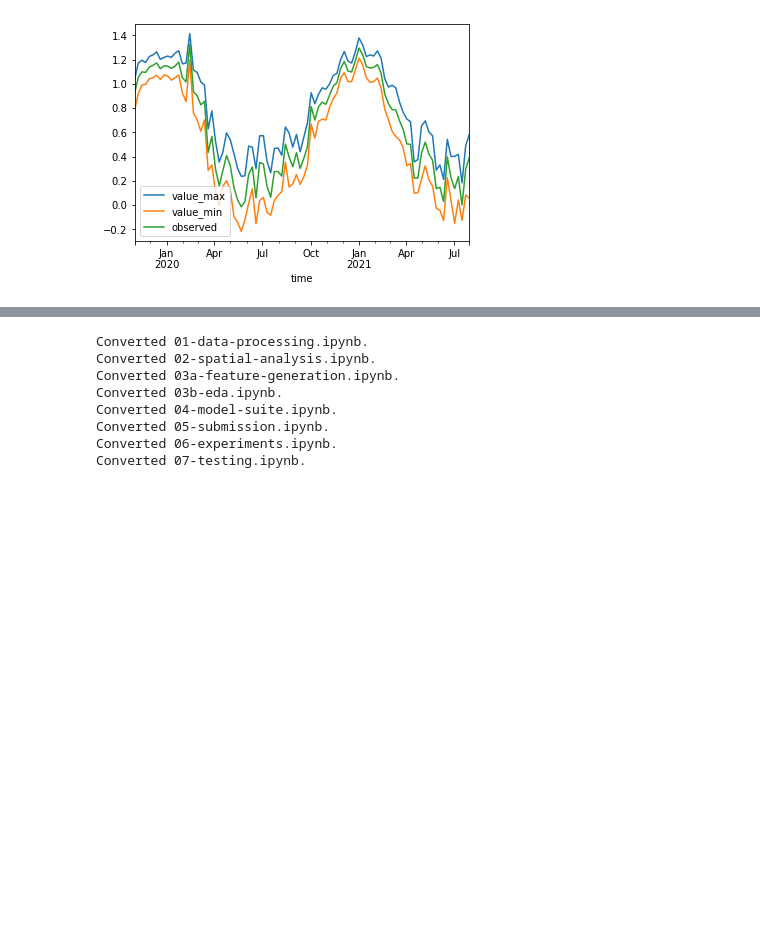
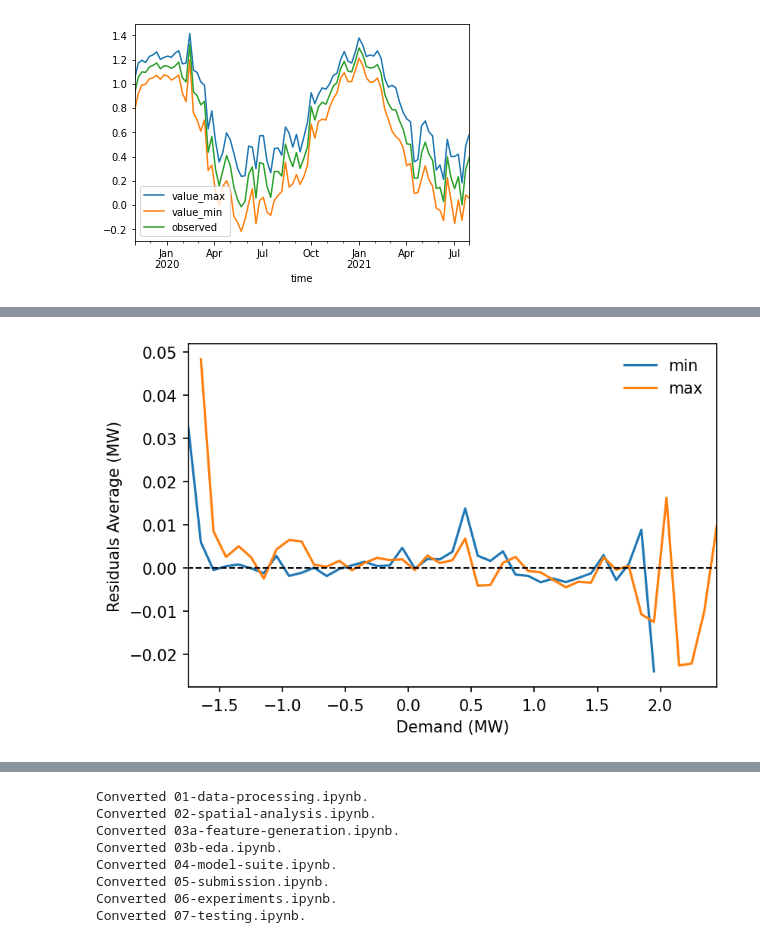
Before and after one commit to AyrtonB/WPD-Hackathon, a Jupyter notebook: nbs/04-model-suite.ipynb, the cells around one changed output, grey strips where cells are left out. Cells and saved outputs as stored; diff of their text form; code cells hidden in the pictures; blank space fills up the shorter version.

```diff
--- a/nbs/04-model-suite.ipynb
+++ b/nbs/04-model-suite.ipynb
@@ -293,2 +327,37 @@ df_pred.resample('7D').mean().plot()
+# %%
+#exports
+def create_residual_bin_avgs_s(
+    s: pd.Series,
+    bins=np.linspace(-2.5, 2.5, 51)
+):
+    bin_avg_values = np.mean(np.vstack((bins[1:], bins[:-1])), axis=0)
+    s_residual_bin_avgs = s.groupby(pd.cut(s, bins=bins)).mean() - bin_avg_values
+    s_residual_bin_avgs.index = bin_avg_values
+
+    return s_residual_bin_avgs
+
+def plot_residual_bin_avgs(df_pred: pd.DataFrame):
+    s_min_residual_bin_avgs = create_residual_bin_avgs_s(df_pred['value_min']).dropna()
+    s_max_residual_bin_avgs = create_residual_bin_avgs_s(df_pred['value_max']).dropna()
+
+    # Plotting
+    fig, ax = plt.subplots(dpi=150)
+
+    s_min_residual_bin_avgs.plot(label='min', ax=ax)
+    s_max_residual_bin_avgs.plot(label='max', ax=ax)
+
+    ax.plot([-2.5, 2.5], [0, 0], color='k', linestyle='--', linewidth=1)
+
+    ax.legend(frameon=False)
+    ax.set_xlabel('Demand (MW)')
+    ax.set_ylabel('Residuals Average (MW)')
+    ax.set_xlim(
+        min(s_min_residual_bin_avgs.index.min(), s_max_residual_bin_avgs.index.min()),
+        max(s_min_residual_bin_avgs.index.max(), s_max_residual_bin_avgs.index.max())
+    )
+# %%
+plot_residual_bin_avgs(df_pred)
+# %% [output]
+[figure, added]
 # %%
 #exports
```
Also changed, not shown: parts of 12 cells of this notebook, 3 other files.
